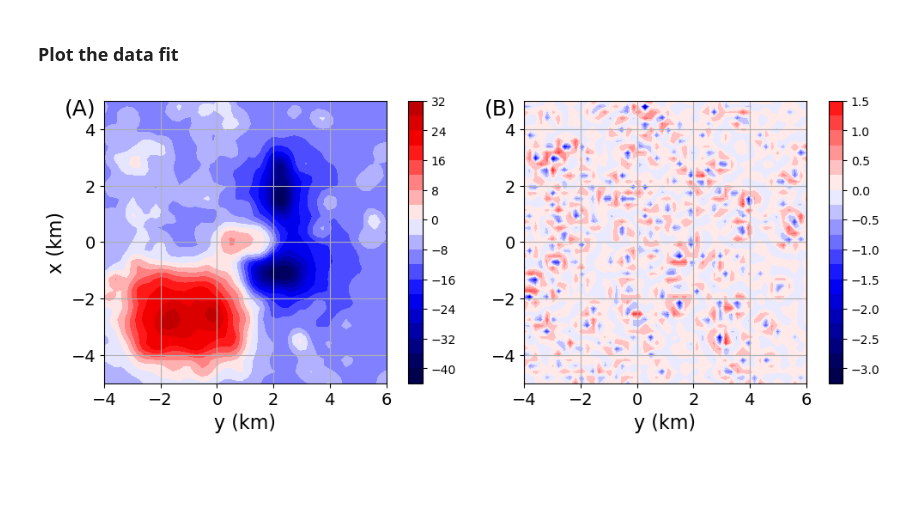
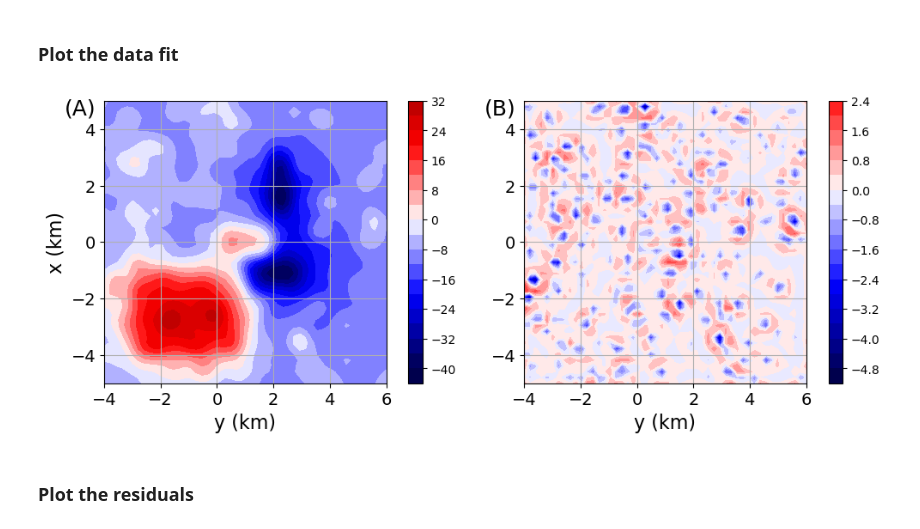
Before and after one commit to pinga-lab/eqlayer-review-computational, a Jupyter notebook: code/Cholesky_factorization.ipynb, the cells around one changed output. Drawn from its saved outputs; the diff is of its cells as text; code cells hidden in the pictures; blank space fills up the shorter version.

```diff
--- a/code/Cholesky_factorization.ipynb
+++ b/code/Cholesky_factorization.ipynb
@@ -60,7 +66,9 @@ z_layer
 ### Compute the sensitivity matrix
 # %%
 # kernel matrix associated with the equivalent layer
-G = eql.kernel_matrix_monopoles(data_points['coordinates'], z_layer, field="z")
+G = cts.GRAVITATIONAL_CONST*cts.SI2MGAL*(
+    eql.kernel_matrix_monopoles(data_points['coordinates'], z_layer, field="z")
+)
 # %%
 G.shape
 # %% [output]
@@ -72,7 +80,7 @@ G.shape
 M = G.T@G
 
 # regularization parameter
-mu = (np.trace(M)/G.shape[1])*1e-3
+mu = (np.trace(M)/G.shape[1])*2e-2
 
 # add mu at the main diagonal (zeroth order Tikhonov regularization)
 M[np.diag_indices(G.shape[1])] += mu
@@ -90,12 +98,12 @@ parameters = cho_solve(C, y)
 predicted_data = G@parameters
 # %%
 # residuals vector
-residuals = predicted_data - gravity_data_noisy['d20']
+residuals_data = predicted_data - gravity_data_noisy['d20']
 # %% [markdown]
 ### Plot the data fit
 # %%
 ranges_data = np.max(np.abs(gravity_data_noisy['d20']))
-ranges_res = np.max(np.abs(residuals))
+ranges_res = np.max(np.abs(residuals_data))
 # %%
 fig = plt.figure(layout= 'constrained', figsize=(10,4))
 mosaic = fig.subplot_mosaic('''
@@ -107,32 +115,34 @@ im = ax.contourf(data_points['coordinates'][1].reshape(data_points['shape'])*0.0
                  data_points['coordinates'][0].reshape(data_points['shape'])*0.001,
                  predicted_data.reshape(data_points['shape']), 20,
                  cmap='seismic', vmin=-ranges_data, vmax=ranges_data)
 fig.colorbar(im, ax=ax)
 ax.set_ylim(0.001*data_points['area'][0], 0.001*data_points['area'][1])
 ax.set_xlim(0.001*data_points['area'][2], 0.001*data_points['area'][3])
 ax.tick_params(axis='x', labelsize=14)
 ax.tick_params(axis='y', labelsize=14)
 ax.grid()
 ax.annotate('(A)', xy=(-0.14, 0.95), xycoords='axes fraction', fontsize=18)
 mosaic['a'].set_ylabel('x (km)', fontsize=16)
 mosaic['a'].set_xlabel('y (km)', fontsize=16)
 
 ax = mosaic['b']
 ax.axis('scaled')
 im = ax.contourf(data_points['coordinates'][1].reshape(data_points['shape'])*0.001,
                  data_points['coordinates'][0].reshape(data_points['shape'])*0.001,
-                 residuals.reshape(data_points['shape']), 20,
+                 residuals_data.reshape(data_points['shape']), 20,
                  cmap='seismic', vmin=-ranges_res, vmax=ranges_res)
 fig.colorbar(im, ax=ax)
 ax.set_ylim(0.001*data_points['area'][0], 0.001*data_points['area'][1])
 ax.set_xlim(0.001*data_points['area'][2], 0.001*data_points['area'][3])
 ax.tick_params(axis='x', labelsize=14)
 ax.tick_params(axis='y', labelsize=14)
 ax.grid()
 ax.annotate('(B)', xy=(-0.14, 0.95), xycoords='axes fraction', fontsize=18)
 #mosaic['b'].set_ylabel('x (km)', fontsize=16)
 mosaic['b'].set_xlabel('y (km)', fontsize=16)
 
 plt.show()
 # %% [output]
-[figure, old version]
+[figure, new version]
+# %% [markdown]
+### Plot the residuals
```
Also changed, not shown: parts of 7 cells of this notebook, 22 other files.
